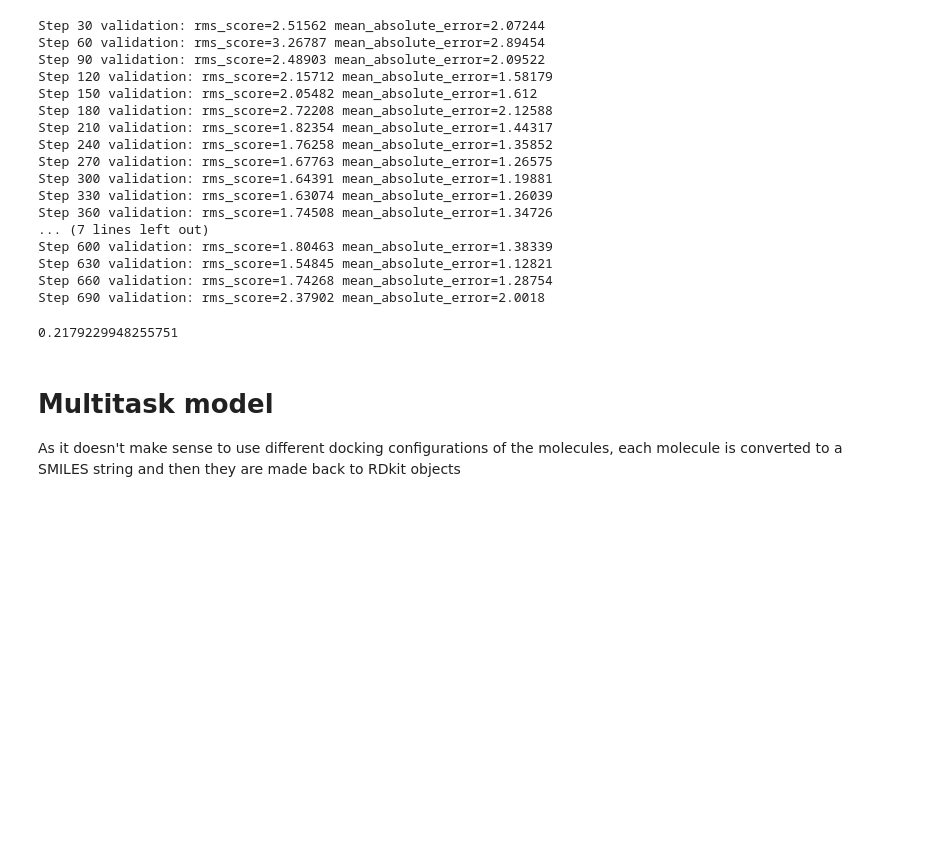
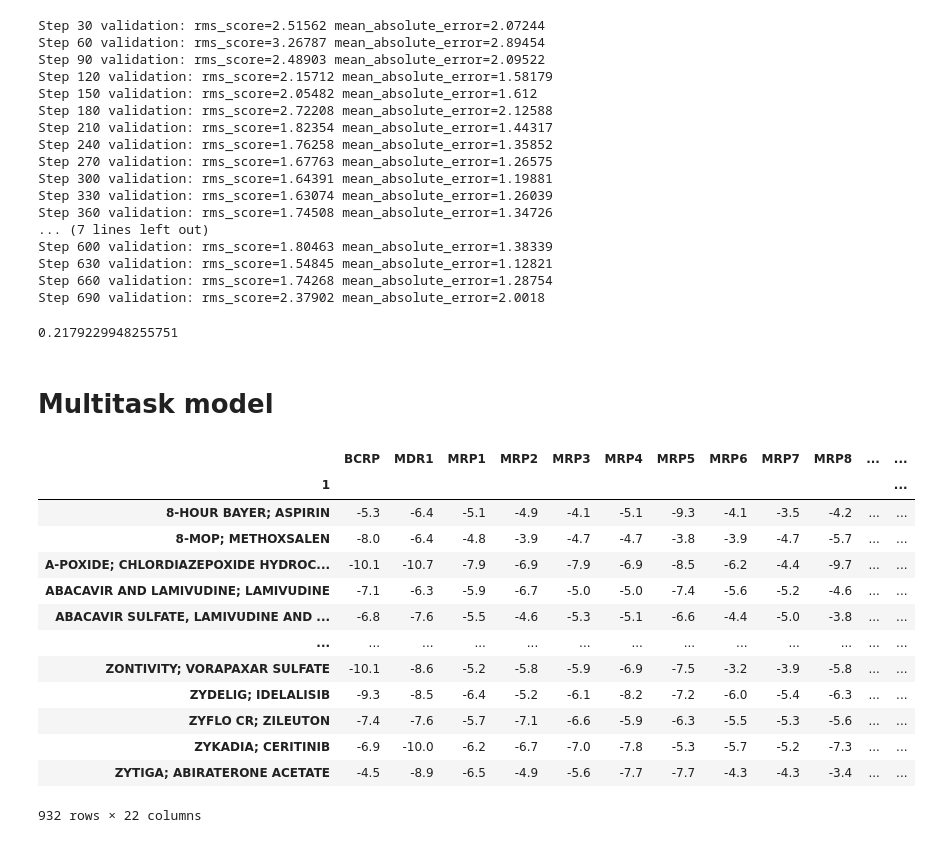
Before and after one commit to MolinDiscovery/MDRinhib-test, a Jupyter notebook: GraphConvModel.ipynb, the cells around one changed output. Drawn from its saved outputs; the diff is of its cells as text; code cells hidden in the pictures; blank space fills up the shorter version.

Commit message:
Created smiles data file

```diff
--- a/GraphConvModel.ipynb
+++ b/GraphConvModel.ipynb
@@ -540,10 +537,25 @@ Step 630 validation: rms_score=1.54845 mean_absolute_error=1.12821
 Step 660 validation: rms_score=1.74268 mean_absolute_error=1.28754
 Step 690 validation: rms_score=2.37902 mean_absolute_error=2.0018
 0.2179229948255751
-# %% [markdown]
-# Multitask model
-
-As it doesn't make sense to use different docking configurations of the molecules, each molecule is converted to a SMILES string and then they are made back to RDkit objects
+# %% [markdown]
+# Multitask model
+# %%
+df
+# %% [output]
+|  | BCRP | MDR1 | MRP1 | MRP2 | MRP3 | MRP4 | MRP5 | MRP6 | MRP7 | MRP8 | ... | ... |
+| 1 |  |  |  |  |  |  |  |  |  |  |  | ... |
+| 8-HOUR BAYER; ASPIRIN | -5.3 | -6.4 | -5.1 | -4.9 | -4.1 | -5.1 | -9.3 | -4.1 | -3.5 | -4.2 | ... | ... |
+| 8-MOP; METHOXSALEN | -8.0 | -6.4 | -4.8 | -3.9 | -4.7 | -4.7 | -3.8 | -3.9 | -4.7 | -5.7 | ... | ... |
+| A-POXIDE; CHLORDIAZEPOXIDE HYDROC... | -10.1 | -10.7 | -7.9 | -6.9 | -7.9 | -6.9 | -8.5 | -6.2 | -4.4 | -9.7 | ... | ... |
+| ABACAVIR AND LAMIVUDINE; LAMIVUDINE | -7.1 | -6.3 | -5.9 | -6.7 | -5.0 | -5.0 | -7.4 | -5.6 | -5.2 | -4.6 | ... | ... |
+| ABACAVIR SULFATE, LAMIVUDINE AND ... | -6.8 | -7.6 | -5.5 | -4.6 | -5.3 | -5.1 | -6.6 | -4.4 | -5.0 | -3.8 | ... | ... |
+| ... | ... | ... | ... | ... | ... | ... | ... | ... | ... | ... | ... | ... |
+| ZONTIVITY; VORAPAXAR SULFATE | -10.1 | -8.6 | -5.2 | -5.8 | -5.9 | -6.9 | -7.5 | -3.2 | -3.9 | -5.8 | ... | ... |
+| ZYDELIG; IDELALISIB | -9.3 | -8.5 | -6.4 | -5.2 | -6.1 | -8.2 | -7.2 | -6.0 | -5.4 | -6.3 | ... | ... |
+| ZYFLO CR; ZILEUTON | -7.4 | -7.6 | -5.7 | -7.1 | -6.6 | -5.9 | -6.3 | -5.5 | -5.3 | -5.6 | ... | ... |
+| ZYKADIA; CERITINIB | -6.9 | -10.0 | -6.2 | -6.7 | -7.0 | -7.8 | -5.3 | -5.7 | -5.2 | -7.3 | ... | ... |
+| ZYTIGA; ABIRATERONE ACETATE | -4.5 | -8.9 | -6.5 | -4.9 | -5.6 | -7.7 | -7.7 | -4.3 | -4.3 | -3.4 | ... | ... |
+932 rows × 22 columns
 # %%
 # this block takes the df and replaces the molecules with the corresponding smiles, and converts them 'back' to
 # rdkit objects, this time we know that no unnessecary structural information is included.
```
Also changed, not shown: parts of 16 cells of this notebook, 1 other file.
